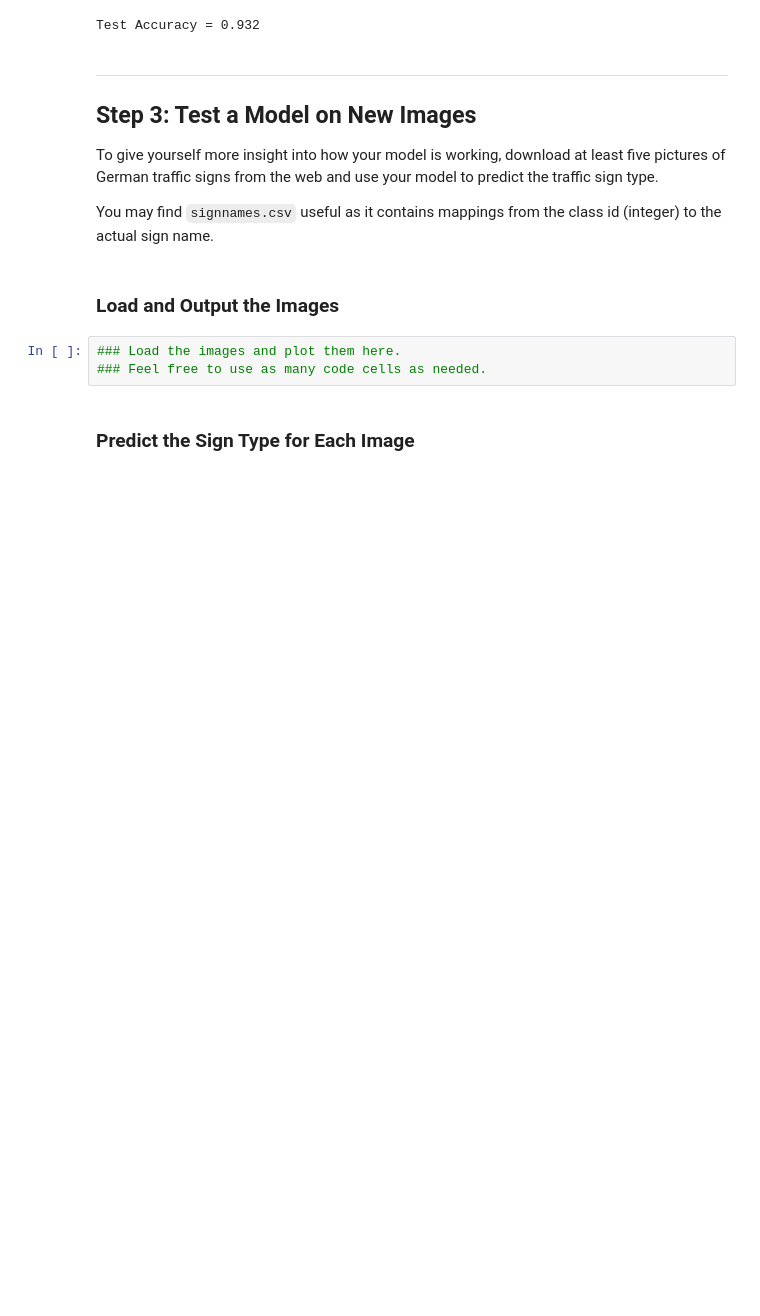
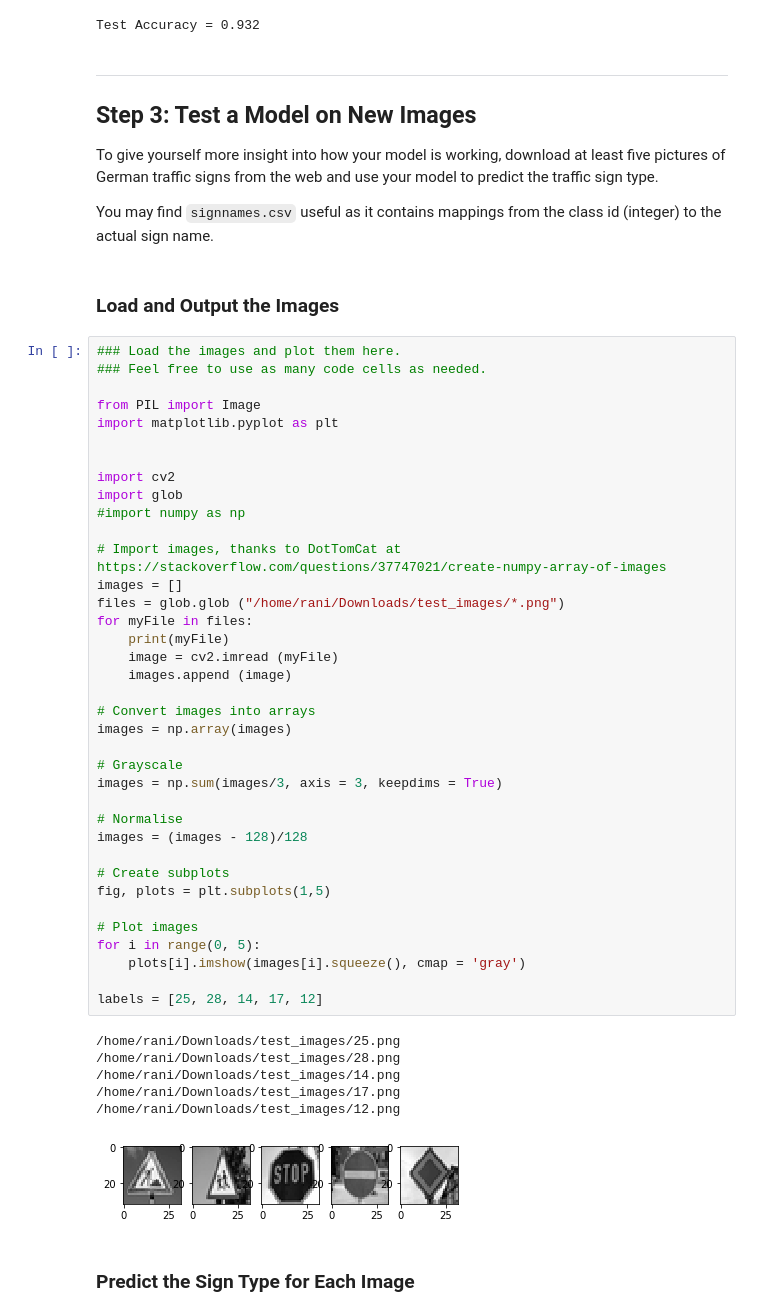
Before and after one commit to R-EM/Project2_Traffic_Sign_Classifier, a Jupyter notebook: Traffic_Sign_Classifier.ipynb, the cells around one changed output. Drawn from its saved outputs; the diff is of its cells as text; blank space fills up the shorter version.

```diff
--- a/Traffic_Sign_Classifier.ipynb
+++ b/Traffic_Sign_Classifier.ipynb
@@ -425,9 +425,50 @@ To give yourself more insight into how your model is working, download at least
 You may find `signnames.csv` useful as it contains mappings from the class id (integer) to the actual sign name.
 # %% [markdown]
 ### Load and Output the Images
-# %%
-### Load the images and plot them here.
-### Feel free to use as many code cells as needed.
+# %%
+### Load the images and plot them here.
+### Feel free to use as many code cells as needed.
+
+from PIL import Image
+import matplotlib.pyplot as plt
+
+
+import cv2
+import glob
+#import numpy as np
+
+# Import images, thanks to DotTomCat at https://stackoverflow.com/questions/37747021/create-numpy-array-of-images
+images = []
+files = glob.glob ("/home/rani/Downloads/test_images/*.png")
+for myFile in files:
+    print(myFile)
+    image = cv2.imread (myFile)
+    images.append (image)
+
+# Convert images into arrays
+images = np.array(images)
+
+# Grayscale
+images = np.sum(images/3, axis = 3, keepdims = True)
+
+# Normalise
+images = (images - 128)/128
+
+# Create subplots
+fig, plots = plt.subplots(1,5)
+
+# Plot images
+for i in range(0, 5):
+    plots[i].imshow(images[i].squeeze(), cmap = 'gray')
+
+labels = [25, 28, 14, 17, 12]
+# %% [output]
+/home/rani/Downloads/test_images/25.png
+/home/rani/Downloads/test_images/28.png
+/home/rani/Downloads/test_images/14.png
+/home/rani/Downloads/test_images/17.png
+/home/rani/Downloads/test_images/12.png
+[figure, added]
 # %% [markdown]
 ### Predict the Sign Type for Each Image
 # %%
```
Also changed, not shown: parts of 8 cells of this notebook.
